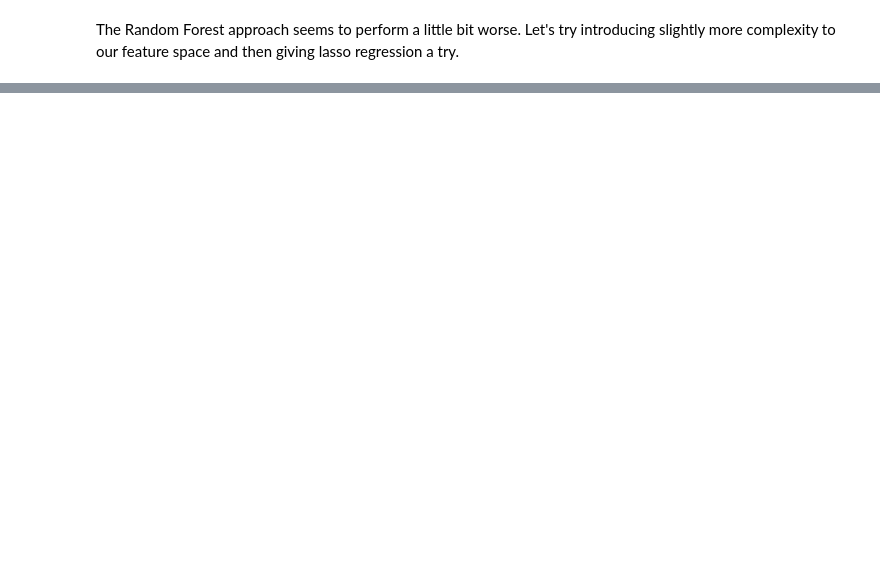
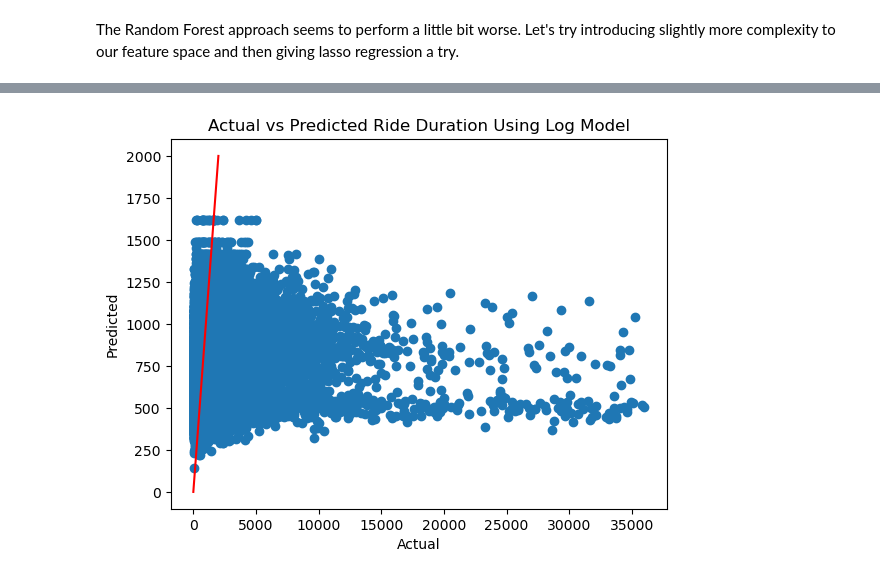
Before and after one commit to 4D0R/ECON1680-proj1, a Jupyter notebook: analysis.ipynb, the cells around one changed output, grey strips where cells are left out. Saved outputs shown, nothing was run; the diff lists cells and outputs as text; code cells hidden in the pictures; blank space fills up the shorter version.

```diff
--- a/analysis.ipynb
+++ b/analysis.ipynb
@@ -271,0 +338,17 @@ plt.show()
+# %%
+# use the model trained with log transformed data to predict the log transformed ride duration
+# then transform the predictions back to the original scale
+y_pred = log_bst.predict(dtest)
+y_pred = np.exp(y_pred) - 1
+
+# Plot actual vs predicted values
+fig, ax = plt.subplots()
+ax.scatter(y_test, y_pred)
+
+ax.set_title('Actual vs Predicted Ride Duration Using Log Model')
+ax.set_xlabel('Actual')
+ax.set_ylabel('Predicted')
+ax.plot([0, 2000], [0, 2000], color='red')
+plt.show()
+# %% [output]
+[figure, added]
```
Also changed, not shown: parts of 12 cells of this notebook, 2 other files.
